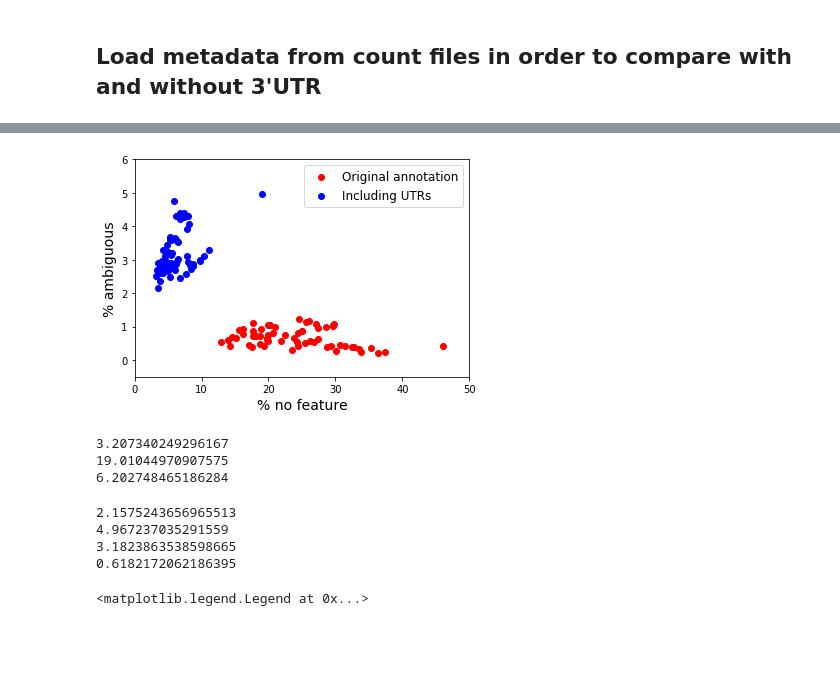
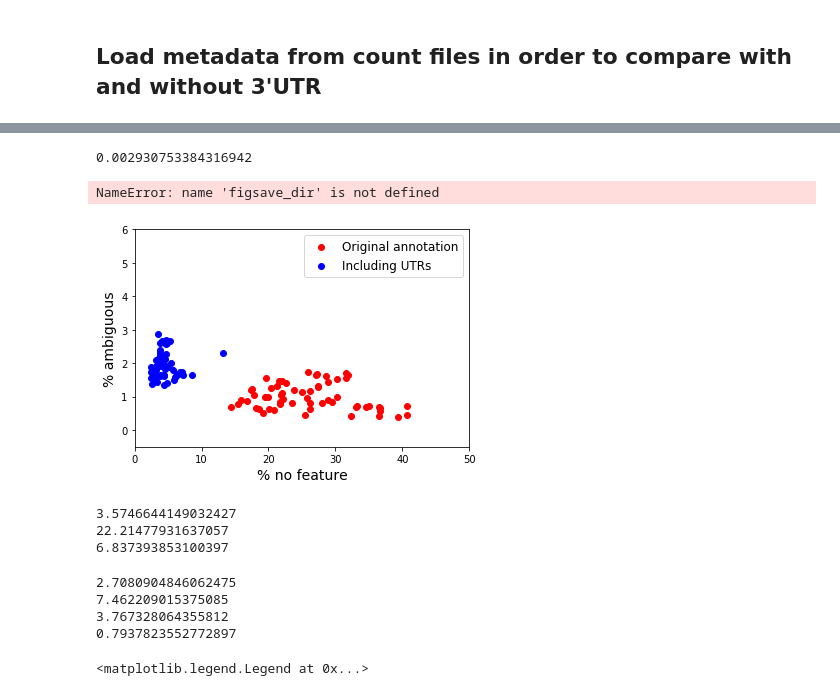
Before and after one commit to heineike02/UTR_annotation, a Jupyter notebook: recount_aligned_reads/UTR_reannotation_analysis.ipynb, the cells around one changed output, grey strips where cells are left out. Cells and saved outputs as stored; diff of their text form; code cells hidden in the pictures; blank space fills up the shorter version.

```diff
--- a/recount_aligned_reads/UTR_reannotation_analysis.ipynb
+++ b/recount_aligned_reads/UTR_reannotation_analysis.ipynb
@@ -71,7 +318,7 @@ starLog_data_df = pd.DataFrame.from_dict(starLog_data_out_dict, orient='index',
 
 
 #Get metadata from counts
-UTR_params = ['orig','nag']
+UTR_params = ['orig','nag', 'pel']
 
 countfile_metadata_names = ["__no_feature", "__ambiguous", "__too_low_aQual", "__not_aligned", "__alignment_not_unique"]
 
@@ -82,7 +329,7 @@ metadata = starLog_data_df.copy()
 for UTR_param in UTR_params:
 
 
-    if UTR_param == 'nag':
+    if UTR_param in {'nag','pel'}:
         count_dir = data_dir + "counts_" + spec + '_UTR_' + UTR_param + os.sep
 
     elif UTR_param == 'orig':
@@ -124,12 +371,16 @@ metadata = metadata.merge(metadata_preseq, how='left', left_index=True, right_on
 
 #convert percentages of mapped reads and number of input reads
 metadata['Uniquely mapped reads %'] = [float(item.split('%')[0]) for item in metadata['                        Uniquely mapped reads % |']]
+metadata['Uniquely mapped reads number'] = [int(item) for item in metadata['                   Uniquely mapped reads number |']]
 metadata['Number of input reads'] = [int(item) for item in metadata['                          Number of input reads |']]
+
 
 #make columns for pct of reads not assigned to gene features for various reasons
 for UTR_param in UTR_params:
-    metadata[UTR_param + ' pct not aligned to feature'] = metadata[UTR_param + '__no_feature'].divide(metadata['Number of input reads'])
-    metadata[UTR_param + ' pct alignment not unique'] = metadata[UTR_param + '__alignment_not_unique'].divide(metadata['Number of input reads'])
-    metadata[UTR_param + ' pct ambiguous'] = metadata[UTR_param + '__ambiguous'].divide(metadata['Number of input reads'])
+    #The percentage not aligned to a feature is out of the total unmber of uniquely mapped reads
+    metadata[UTR_param + ' pct not aligned to feature'] = metadata[UTR_param + '__no_feature'].divide(metadata['Uniquely mapped reads number'])
+
+    #The ambiguous percentage is out of the reads mapped to at least one feature (uniquely mapped reads - no feature)
+    metadata[UTR_param + ' pct ambiguous'] = metadata[UTR_param + '__ambiguous'].divide(metadata['Uniquely mapped reads number'] - metadata[UTR_param + '__no_feature'])
 
 metadata.to_csv(os.path.normpath('/home/heineike/rna_seq_data/20181024_KL_SC_PKA_Msn24_Rph1Gis1/20181017_metadata_V2_postseq_'+spec + '.csv'))
@@ -155,0 +461,4 @@ Index(['                          Number of input reads |',
+# %%
+6439/(2197047 -1)
+# %% [output]
+0.002930753384316942
@@ -156,39 +479,40 @@ Index(['                          Number of input reads |',
 # %%
 ## Make this just plot S. cer
 
 #PLot pct no feature v.s. pct alignment not unique for each species
 
 #columns_to_view = ['__no_feature', '__ambiguous', '__too_low_aQual', '__not_aligned', '__alignment_not_unique','long_name', 'pct not aligned to feature', 'pct alignment not unique', 'Number of input reads',  '                   Uniquely mapped reads number |', 'total_reads_w_features']
 #metadata_df[columns_to_view]
 
 fig, ax = plt.subplots(1,1)
 
 #spec = 'SC'
 
-colordict = {'orig': 'r', 'nag': 'b'}
+colordict = {'orig': 'r', 'pel': 'b'}
 
-for UTR_param in ['orig', 'nag']:
+for UTR_param in ['orig', 'pel']:
     #metadata_df_spec = metadata_df[metadata_df['spec']==spec]
     ax.scatter(metadata[UTR_param + ' pct not aligned to feature']*100, metadata[UTR_param + ' pct ambiguous']*100, c = colordict[UTR_param])
 
 ax.set_xlabel('% no feature', fontdict={'size':14})
 ax.set_ylabel('% ambiguous', fontdict={'size':14})
 ax.set_xlim([0,50])
 ax.set_ylim([-0.5,6.0])
 ax.legend(['Original annotation','Including UTRs'], fontsize=12)
 
 fig.savefig(figsave_dir + os.sep + 'no_feat_v_ambig.svg')
 # %% [output]
+NameError: name 'figsave_dir' is not defined
-[figure, old version]
+[figure, new version]
 # %%
 UTR_param = 'nag'
 print(min(metadata[UTR_param + ' pct not aligned to feature']*100))
 print(max(metadata[UTR_param + ' pct not aligned to feature']*100))
 print(np.mean(metadata[UTR_param + ' pct not aligned to feature']*100))
 # %% [output]
-3.207340249296167
-19.01044970907575
-6.202748465186284
+3.5746644149032427
+22.21477931637057
+6.837393853100397
 # %%
 UTR_param = 'nag'
 print(min(metadata[UTR_param + ' pct ambiguous']*100))
@@ -196,10 +520,10 @@ print(max(metadata[UTR_param + ' pct ambiguous']*100))
 print(np.mean(metadata[UTR_param + ' pct ambiguous']*100))
 print(np.std(metadata[UTR_param + ' pct ambiguous']*100))
 # %% [output]
-2.1575243656965513
-4.967237035291559
-3.1823863538598665
-0.6182172062186395
+2.7080904846062475
+7.462209015375085
+3.767328064355812
+0.7937823552772897
 # %%
 #when using the bluebee read counts directly, the pct alignment not unique is much higher.  Now using the same count command
 #and gff originating from the same source, they are aligned.
```
Also changed, not shown: parts of 25 cells of this notebook, 6 other files.
